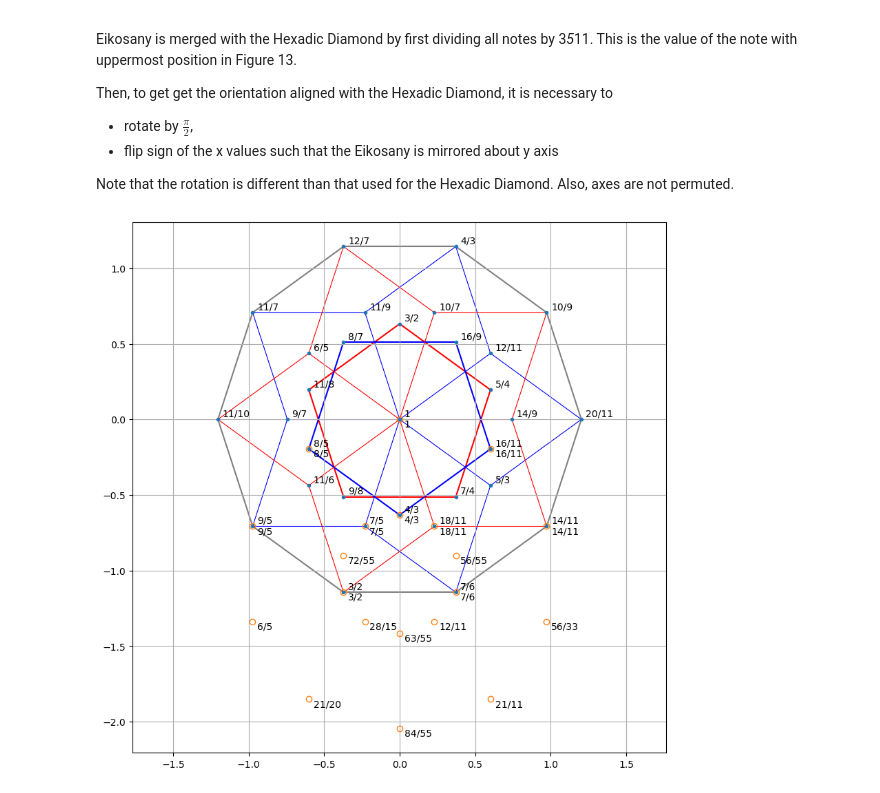
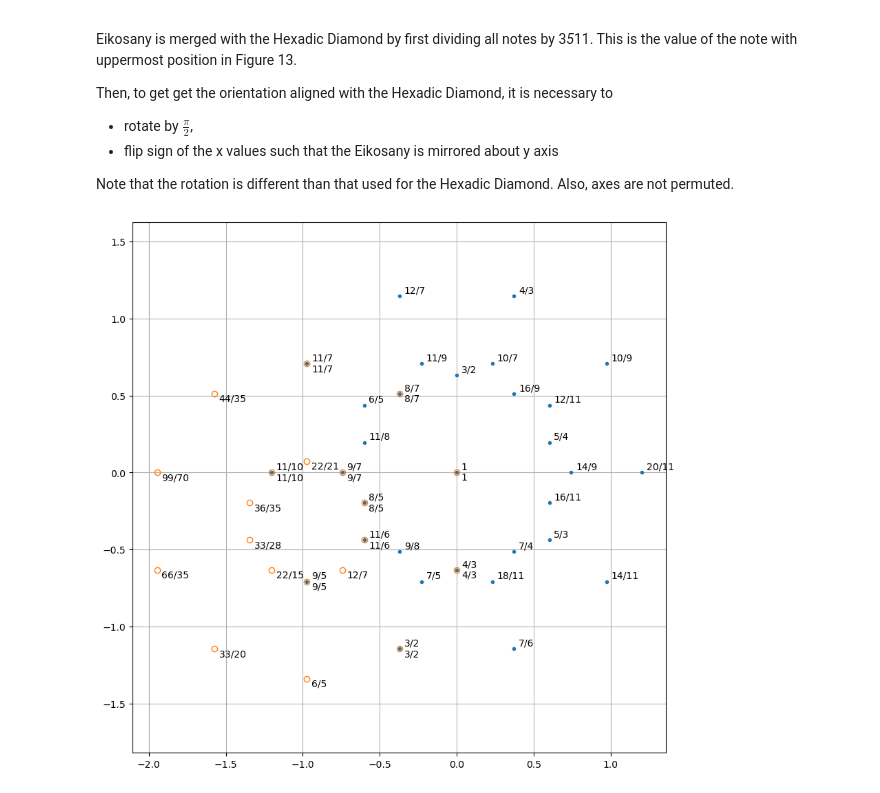
Before and after one commit to armandjbeaudoin/JI_tiling, a Jupyter notebook: notebooks/hexadicDiamond.ipynb, the cells around one changed output. Saved outputs shown, nothing was run; the diff lists cells and outputs as text; code cells hidden in the pictures.

```diff
--- a/notebooks/hexadicDiamond.ipynb
+++ b/notebooks/hexadicDiamond.ipynb
@@ -188,6 +188,8 @@ r_E = []
 r_prod = []
 rS = ('1','3','5','7','9','11')
 rI = np.array([3,5,7,9,11])
+
+
 
 for pt5 in eiko_6:
 
@@ -198,7 +200,9 @@ for pt5 in eiko_6:
          Rational(rI[2],1)**Integer(pt5[3]) * \
          Rational(rI[3],1)**Integer(pt5[4]) * \
          Rational(rI[4],1)**Integer(pt5[5]) * \
-         Rational(1,3) * Rational(1,5) * Rational(1,11)
+         Rational(1,3) * Rational(1,5) * Rational(1,7)
+         # Rational(1,7) * Rational(1,9)
+         # Rational(1,3) * Rational(1,5) * Rational(1,11)
 
     while ( pS>2 ):
         pS = pS/ 2
@@ -209,77 +213,34 @@ for pt5 in eiko_6:
 
     r_prod.append(pS)
 
-    xy_E.append( p@(pt5[1:] +np.array((-1,-1,0,0,-1))) )
+    xy_E.append( p@(pt5[1:] + np.array((-1,-1,-1,0,0))) ) # + np.array((0,0,-1,-1,0))) ) # +np.array((-1,-1,0,0,-1))) )
 
 xy_E = np.asarray(xy_E)
 # %%
 fig = plt.figure(figsize=(10,10))
 ax = fig.add_subplot(111)
 
-########################################
-
-# Step 1: red pentagon — otonal basis points (single element == +1)
-idx_otonal = [i for i, pt in enumerate(pts5_)
-              if np.sum(pt != 0) == 1 and pt.max() == 1]
-draw_pentagon(ax, idx_otonal, 'r')
-
-# Step 2: blue pentagon — utonal basis points (single element == -1)
-idx_utonal = [i for i, pt in enumerate(pts5_)
-              if np.sum(pt != 0) == 1 and pt.min() == -1]
-draw_pentagon(ax, idx_utonal, 'b')
-
-# Step 3: blue (thin) lines — utonal star
-draw_belt(ax, [-1, 0,  1, 0, 0],
-              [ 0,-1,  1, 0, 0], 'b')
-
-# Step 4: red (thin) lines — otonal star
-draw_belt(ax, [ 1, 0, -1, 0, 0],
-              [ 0, 1, -1, 0, 0], 'r')
-
-# Step 5: grey decagon — connect the 10 outermost points
-distances = np.sqrt(x_**2 + y_**2)
-idx_outer10 = list(np.argsort(distances)[-10:])
-angles = np.arctan2([y_[i] for i in idx_outer10], [x_[i] for i in idx_outer10])
-idx_outer10 = [idx_outer10[k] for k in np.argsort(angles)]
-for k in range(10):
-    i, j = idx_outer10[k], idx_outer10[(k+1) % 10]
-    ax.plot([x_[i], x_[j]], [y_[i], y_[j]], color='grey', linewidth=1.5, zorder=0)
-
-# Step 6: radial lines from origin to bridge points, colored by star
-orange_bridges = [cyclic([0,  1, -1, 0, 0], i) for i in range(5)]
-cyan_bridges   = [cyclic([0, -1,  1, 0, 0], i) for i in range(5)]
-
-for pt in orange_bridges:
-    i = find_idx(pt)
-    if i is not None:
-        ax.plot([0, x_[i]], [0, y_[i]], color='r', linewidth=0.8, zorder=0)
-
-for pt in cyan_bridges:
-    i = find_idx(pt)
-    if i is not None:
-        ax.plot([0, x_[i]], [0, y_[i]], color='b', linewidth=0.8, zorder=0)
-########################################
 x_ = -xy_[:,1]
 y_ = xy_[:,0]
 
 xE_ = -xy_E[:,1]
 yE_ = xy_E[:,0]
 
 ax.plot(x_,y_,'.')
 # Annotate with octave-reduced ratio
 for i, pS in enumerate(r_):
     pS_oct = pS
     while pS_oct > 2: pS_oct /= 2
     while pS_oct < 1: pS_oct *= 2
     ax.annotate(str(pS_oct), xy=[x_[i]+0.03, y_[i]+0.02], textcoords='data')
 
 ax.plot(xE_,yE_,'o',markerfacecolor='none')
 for i,rl in enumerate(r_prod):                                       # <--
     ax.annotate(str(rl), xy=[xE_[i]+0.03,yE_[i]-0.05], textcoords='data') # <--
 
 ax.grid()
 plt.axis('equal')
 # plt.savefig('hexadic_diamond.png')
 plt.show()
 # %% [output]
-[figure, old version]
+[figure, new version]
```
Also changed, not shown: parts of 4 cells of this notebook, 2 other files.
